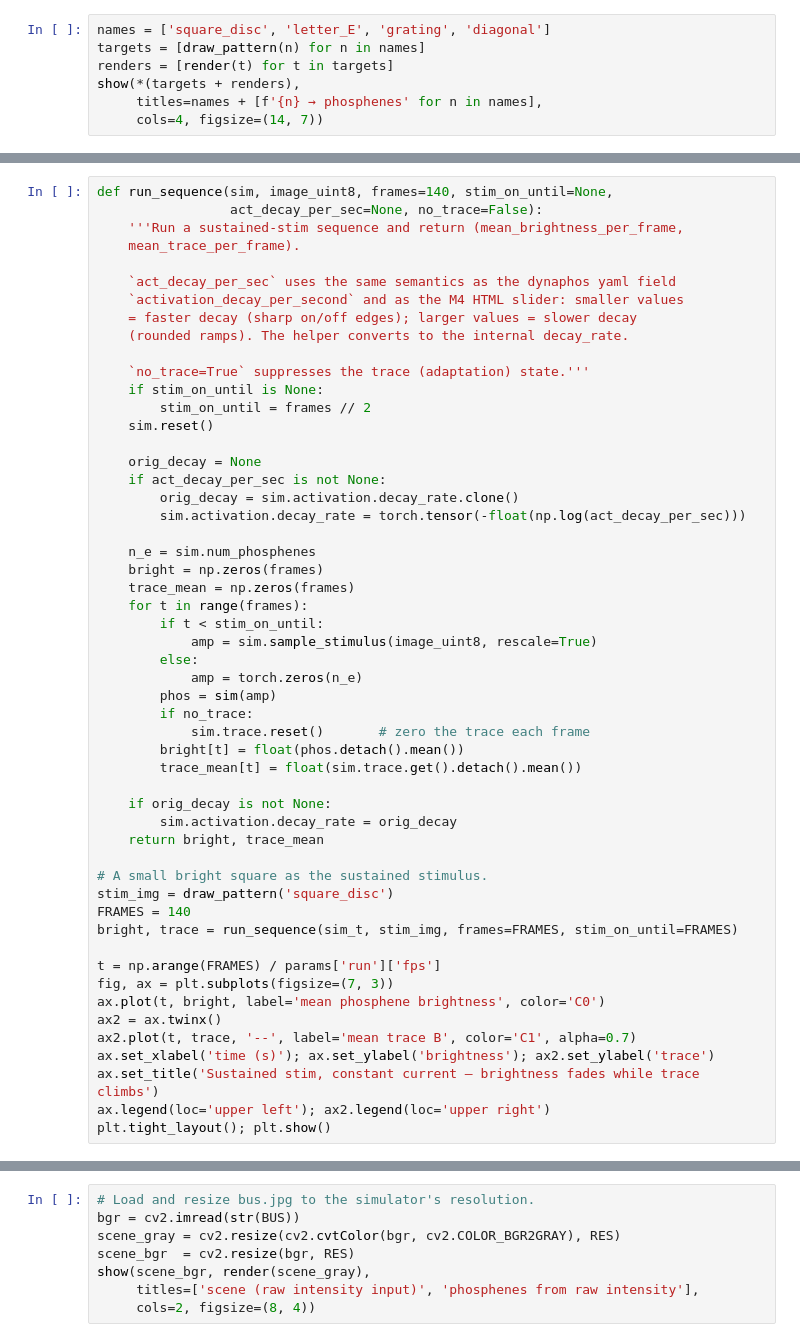
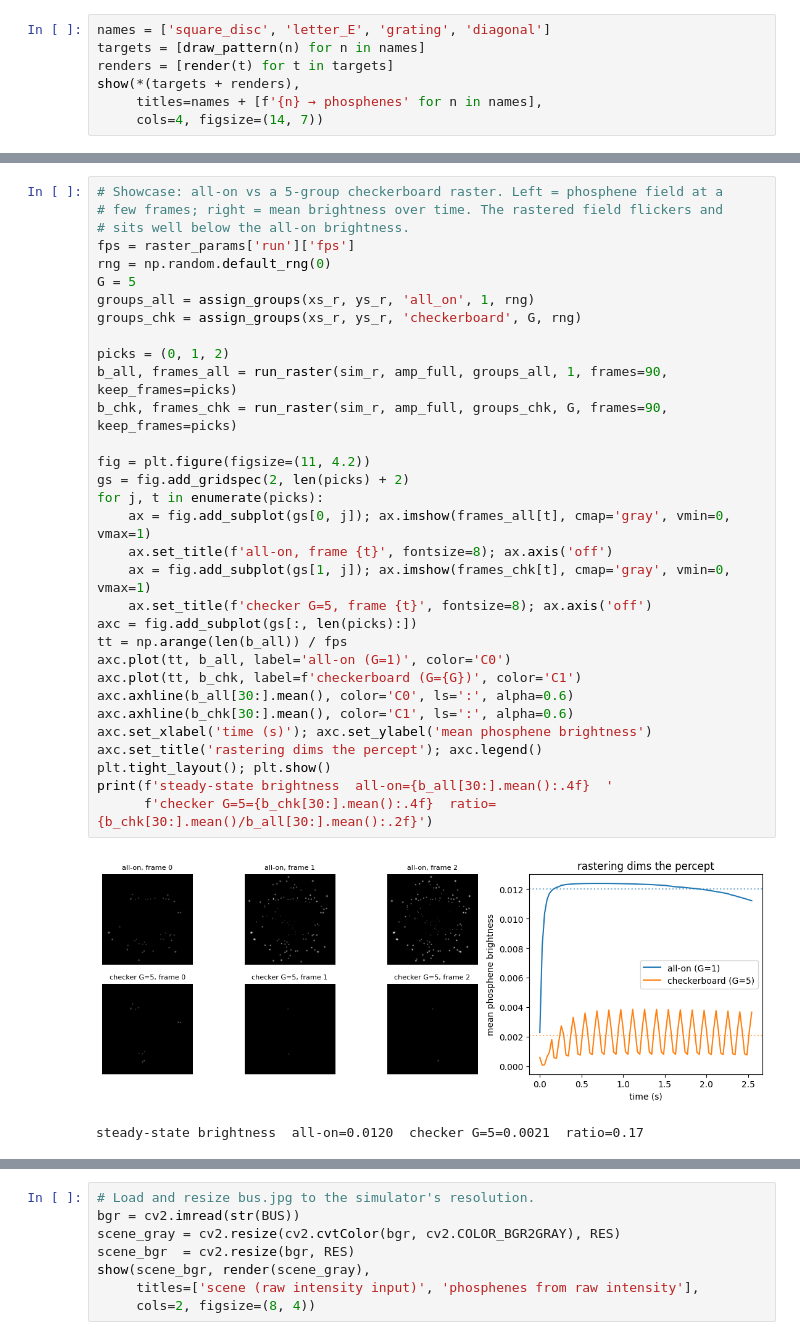
Before and after one commit to NeuroTechHub/AIMD_bootcamp, a Jupyter notebook: modules/M4-phosphene-simulation/phosphene-simulation-solution.ipynb, the cells around one changed output, grey strips where cells are left out. Saved outputs shown, nothing was run; the diff lists cells and outputs as text.

```diff
--- a/modules/M4-phosphene-simulation/phosphene-simulation-solution.ipynb
+++ b/modules/M4-phosphene-simulation/phosphene-simulation-solution.ipynb
@@ -447,54 +557,36 @@ print(f'sim_t has {sim_t.num_phosphenes} electrodes (fast path for §3)')
 # %%
-def run_sequence(sim, image_uint8, frames=140, stim_on_until=None,
-                 act_decay_per_sec=None, no_trace=False):
-    '''Run a sustained-stim sequence and return (mean_brightness_per_frame,
-    mean_trace_per_frame).
+# Showcase: all-on vs a 5-group checkerboard raster. Left = phosphene field at a
+# few frames; right = mean brightness over time. The rastered field flickers and
+# sits well below the all-on brightness.
+fps = raster_params['run']['fps']
+rng = np.random.default_rng(0)
+G = 5
+groups_all = assign_groups(xs_r, ys_r, 'all_on', 1, rng)
+groups_chk = assign_groups(xs_r, ys_r, 'checkerboard', G, rng)
 
-    `act_decay_per_sec` uses the same semantics as the dynaphos yaml field
-    `activation_decay_per_second` and as the M4 HTML slider: smaller values
-    = faster decay (sharp on/off edges); larger values = slower decay
-    (rounded ramps). The helper converts to the internal decay_rate.
+picks = (0, 1, 2)
+b_all, frames_all = run_raster(sim_r, amp_full, groups_all, 1, frames=90, keep_frames=picks)
+b_chk, frames_chk = run_raster(sim_r, amp_full, groups_chk, G, frames=90, keep_frames=picks)
 
-    `no_trace=True` suppresses the trace (adaptation) state.'''
-    if stim_on_until is None:
-        stim_on_until = frames // 2
-    sim.reset()
-
-    orig_decay = None
-    if act_decay_per_sec is not None:
-        orig_decay = sim.activation.decay_rate.clone()
-        sim.activation.decay_rate = torch.tensor(-float(np.log(act_decay_per_sec)))
-
-    n_e = sim.num_phosphenes
-    bright = np.zeros(frames)
-    trace_mean = np.zeros(frames)
-    for t in range(frames):
-        if t < stim_on_until:
-            amp = sim.sample_stimulus(image_uint8, rescale=True)
-        else:
-            amp = torch.zeros(n_e)
-        phos = sim(amp)
-        if no_trace:
-            sim.trace.reset()       # zero the trace each frame
-        bright[t] = float(phos.detach().mean())
-        trace_mean[t] = float(sim.trace.get().detach().mean())
-
-    if orig_decay is not None:
-        sim.activation.decay_rate = orig_decay
-    return bright, trace_mean
-
-# A small bright square as the sustained stimulus.
-stim_img = draw_pattern('square_disc')
-FRAMES = 140
-bright, trace = run_sequence(sim_t, stim_img, frames=FRAMES, stim_on_until=FRAMES)
-
-t = np.arange(FRAMES) / params['run']['fps']
-fig, ax = plt.subplots(figsize=(7, 3))
-ax.plot(t, bright, label='mean phosphene brightness', color='C0')
-ax2 = ax.twinx()
-ax2.plot(t, trace, '--', label='mean trace B', color='C1', alpha=0.7)
-ax.set_xlabel('time (s)'); ax.set_ylabel('brightness'); ax2.set_ylabel('trace')
-ax.set_title('Sustained stim, constant current — brightness fades while trace climbs')
-ax.legend(loc='upper left'); ax2.legend(loc='upper right')
+fig = plt.figure(figsize=(11, 4.2))
+gs = fig.add_gridspec(2, len(picks) + 2)
+for j, t in enumerate(picks):
+    ax = fig.add_subplot(gs[0, j]); ax.imshow(frames_all[t], cmap='gray', vmin=0, vmax=1)
+    ax.set_title(f'all-on, frame {t}', fontsize=8); ax.axis('off')
+    ax = fig.add_subplot(gs[1, j]); ax.imshow(frames_chk[t], cmap='gray', vmin=0, vmax=1)
+    ax.set_title(f'checker G=5, frame {t}', fontsize=8); ax.axis('off')
+axc = fig.add_subplot(gs[:, len(picks):])
+tt = np.arange(len(b_all)) / fps
+axc.plot(tt, b_all, label='all-on (G=1)', color='C0')
+axc.plot(tt, b_chk, label=f'checkerboard (G={G})', color='C1')
+axc.axhline(b_all[30:].mean(), color='C0', ls=':', alpha=0.6)
+axc.axhline(b_chk[30:].mean(), color='C1', ls=':', alpha=0.6)
+axc.set_xlabel('time (s)'); axc.set_ylabel('mean phosphene brightness')
+axc.set_title('rastering dims the percept'); axc.legend()
 plt.tight_layout(); plt.show()
+print(f'steady-state brightness  all-on={b_all[30:].mean():.4f}  '
+      f'checker G=5={b_chk[30:].mean():.4f}  ratio={b_chk[30:].mean()/b_all[30:].mean():.2f}')
+# %% [output]
+[figure, added]
+steady-state brightness  all-on=0.0120  checker G=5=0.0021  ratio=0.17
 # %% [markdown]
```
Also changed, not shown: parts of 36 cells of this notebook, 5 other files.
